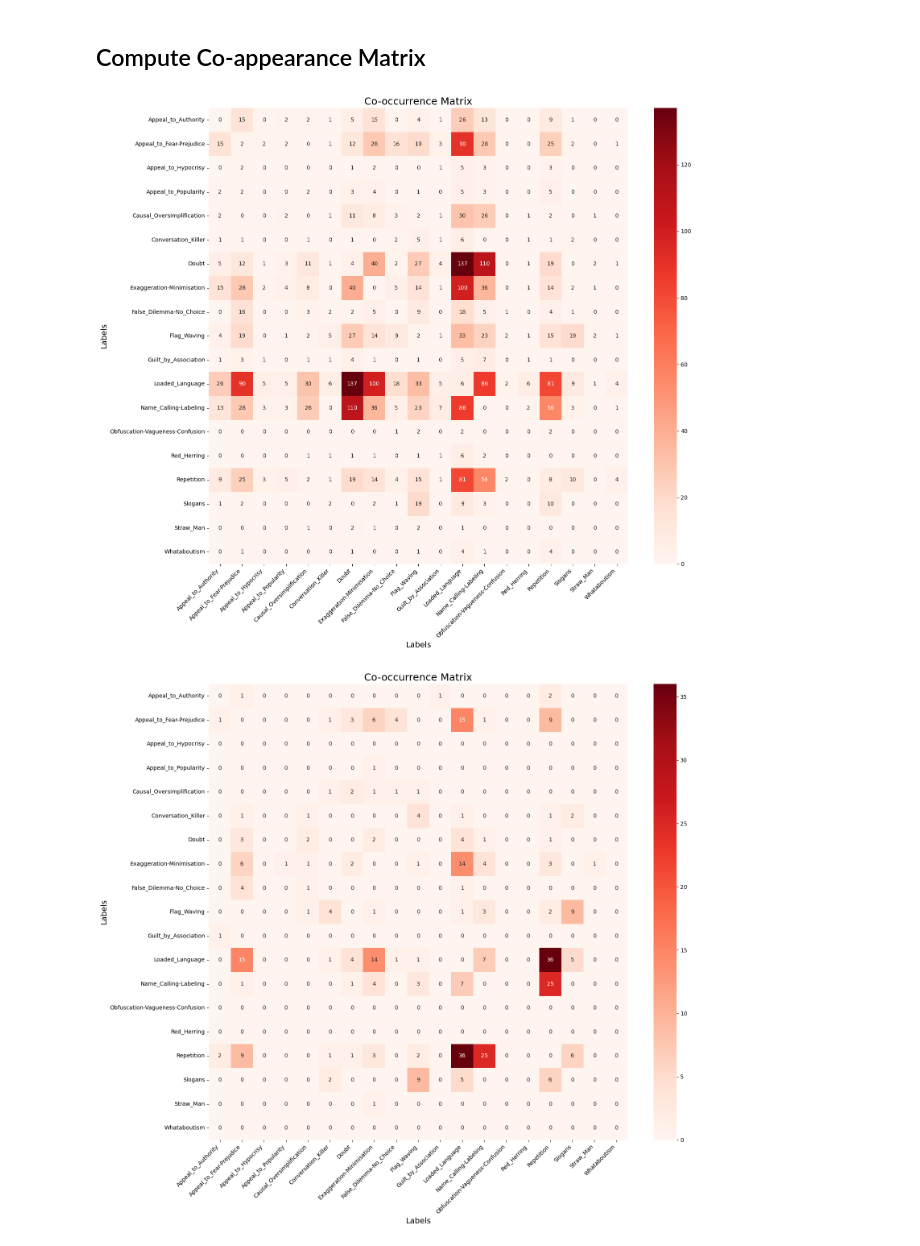
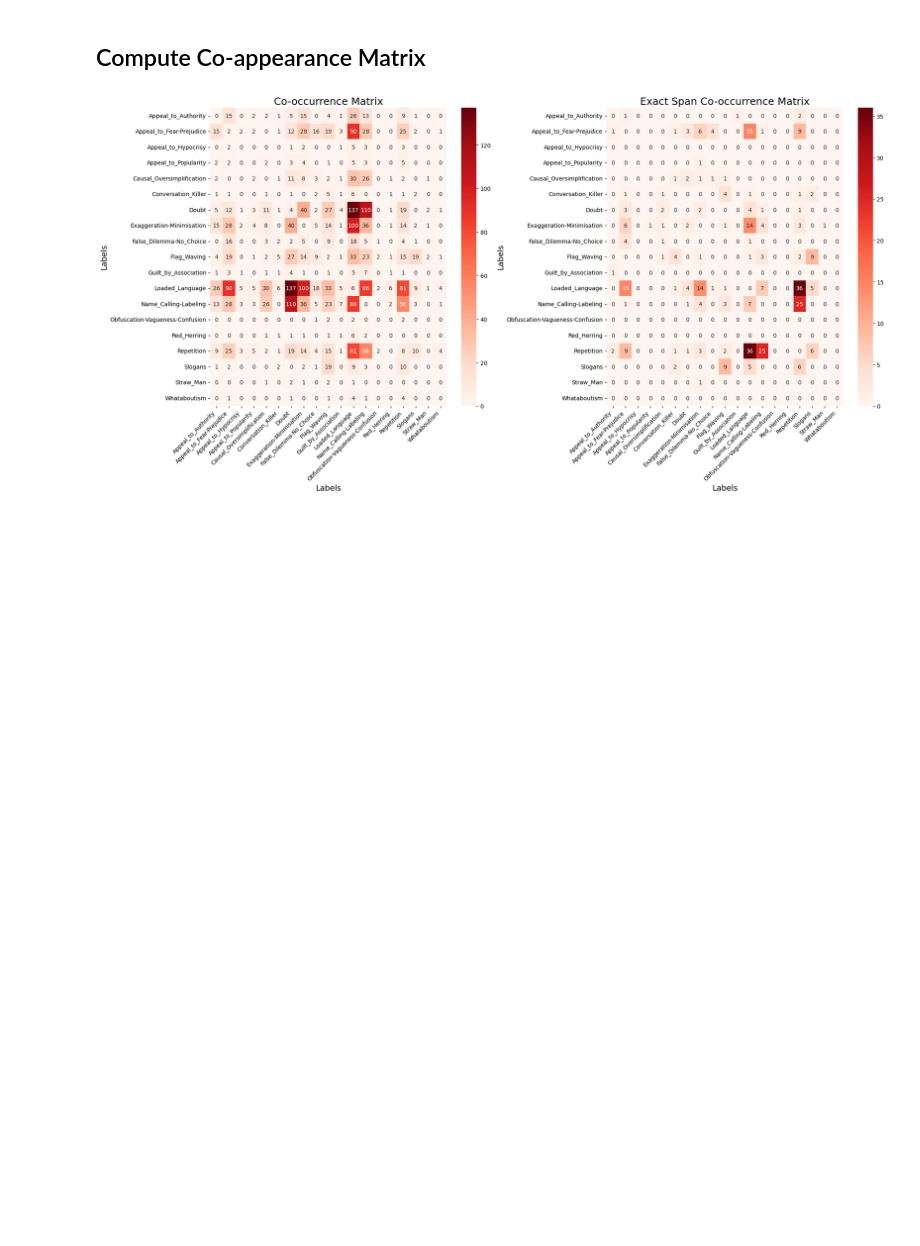
Before and after one commit to NourJadiri/persuasion-detection, a Jupyter notebook: notebooks/data_exploration.ipynb, the cells around one changed output. Saved outputs shown, nothing was run; the diff lists cells and outputs as text; code cells hidden in the pictures; blank space fills up the shorter version.

```diff
--- a/notebooks/data_exploration.ipynb
+++ b/notebooks/data_exploration.ipynb
@@ -28,10 +28,16 @@ df.head()
 # %%
 from data_exploration.multilabel_patterns import compute_cooccurrence_matrix, plot_cooccurrence_matrix, compute_exact_span_cooccurrence_matrix
 
 co_matrix = compute_cooccurrence_matrix(df)
 exact_co_matrix = compute_exact_span_cooccurrence_matrix(df)
-# Create a figure with two subplots side by
-plot_cooccurrence_matrix(exact_co_matrix, title='Exact Span Co-occurrence Matrix')
+# Create a figure with two subplots side by side
+fig, (ax1, ax2) = plt.subplots(1, 2, figsize=(20, 10))
+
+# Plot the co-occurrence matrices on the respective axes
+plot_cooccurrence_matrix(co_matrix, title='Co-occurrence Matrix', ax=ax1)
+plot_cooccurrence_matrix(exact_co_matrix, title='Exact Span Co-occurrence Matrix', ax=ax2)
+
+# Adjust layout to prevent overlap
+plt.tight_layout()
 # %% [output]
-[figure, old version]
+[figure, new version]
-[figure, removed]
```
